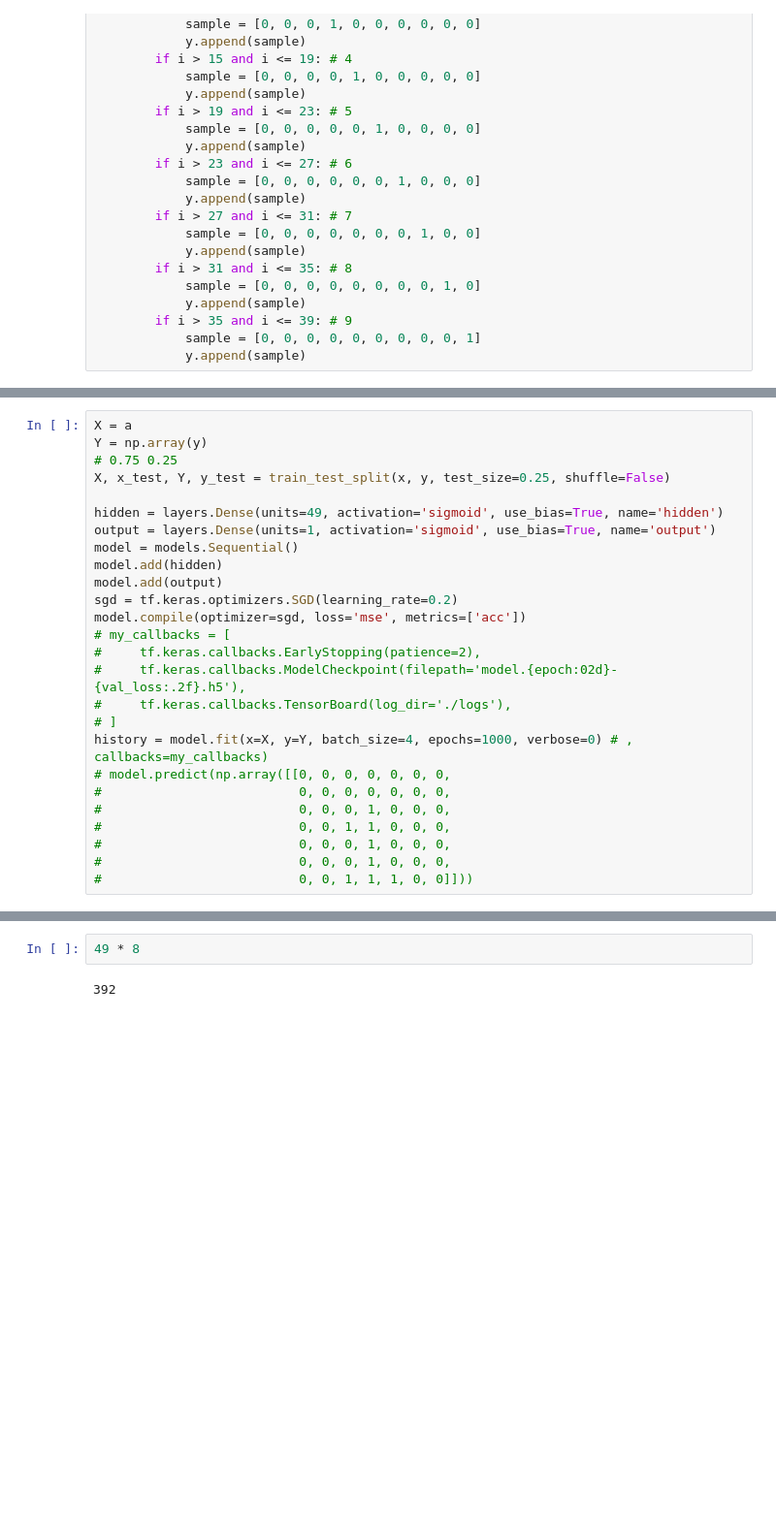
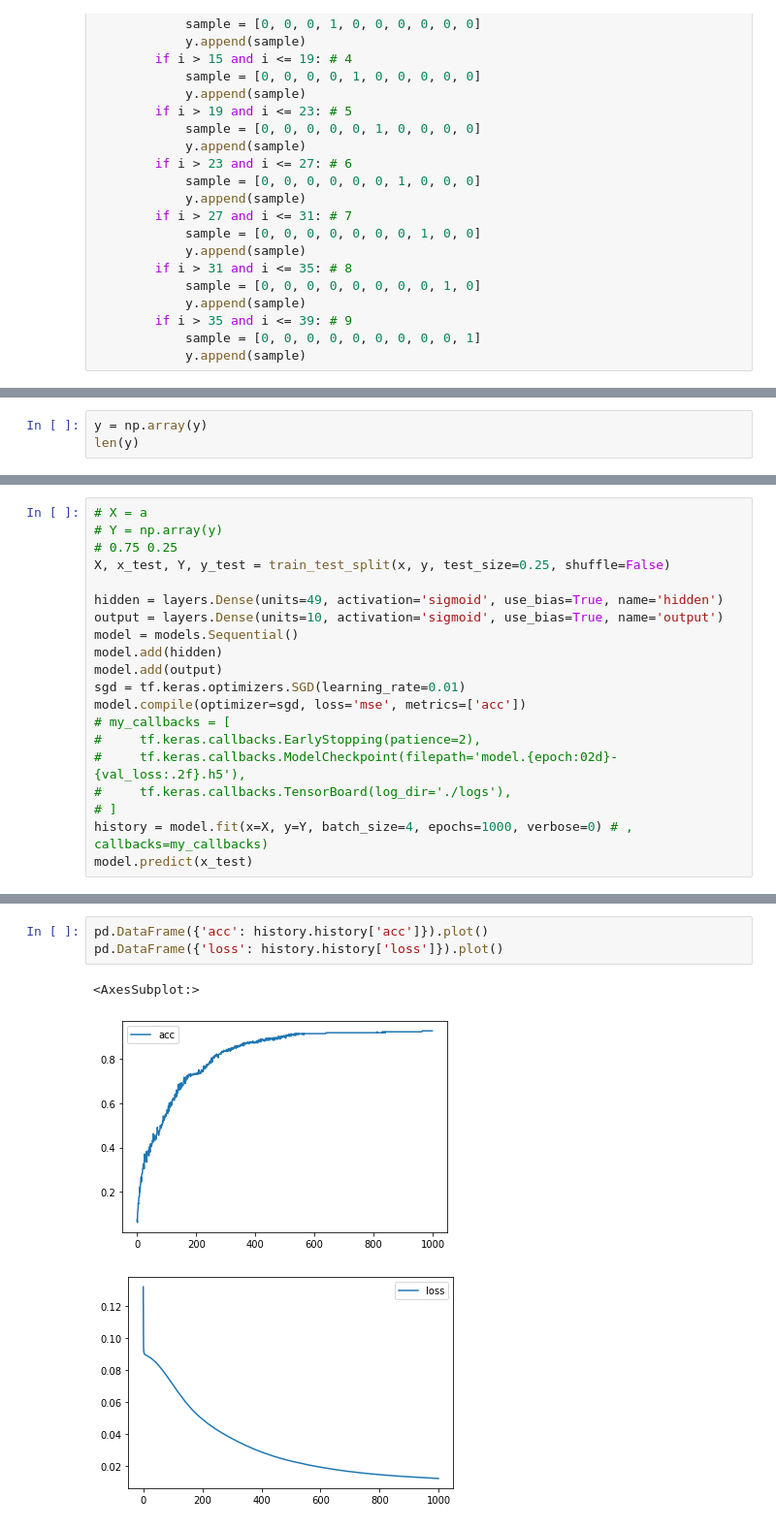
Before and after one commit to yuzua/lecture, a Jupyter notebook: lecture_2021_06_09.ipynb, the cells around one changed output, grey strips where cells are left out. Shown at 97% size. Drawn from its saved outputs; the diff is of its cells as text; blank space fills up the shorter version.

```diff
--- a/lecture_2021_06_09.ipynb
+++ b/lecture_2021_06_09.ipynb
@@ -2699,0 +2700,3 @@ len(y)
+# %%
+y = np.array(y)
+len(y)
@@ -2700,15 +2705,15 @@ len(y)
 # %%
-X = a
-Y = np.array(y)
+# X = a
+# Y = np.array(y)
 # 0.75 0.25
 X, x_test, Y, y_test = train_test_split(x, y, test_size=0.25, shuffle=False)
 
 hidden = layers.Dense(units=49, activation='sigmoid', use_bias=True, name='hidden')
-output = layers.Dense(units=1, activation='sigmoid', use_bias=True, name='output')
+output = layers.Dense(units=10, activation='sigmoid', use_bias=True, name='output')
 model = models.Sequential()
 model.add(hidden)
 model.add(output)
-sgd = tf.keras.optimizers.SGD(learning_rate=0.2)
+sgd = tf.keras.optimizers.SGD(learning_rate=0.01)
 model.compile(optimizer=sgd, loss='mse', metrics=['acc'])
 # my_callbacks = [
 #     tf.keras.callbacks.EarlyStopping(patience=2),
@@ -2716,11 +2721,5 @@ model.compile(optimizer=sgd, loss='mse', metrics=['acc'])
 #     tf.keras.callbacks.TensorBoard(log_dir='./logs'),
 # ]
 history = model.fit(x=X, y=Y, batch_size=4, epochs=1000, verbose=0) # , callbacks=my_callbacks)
-# model.predict(np.array([[0, 0, 0, 0, 0, 0, 0,
-#                          0, 0, 0, 0, 0, 0, 0,
-#                          0, 0, 0, 1, 0, 0, 0,
-#                          0, 0, 1, 1, 0, 0, 0,
-#                          0, 0, 0, 1, 0, 0, 0,
-#                          0, 0, 0, 1, 0, 0, 0,
-#                          0, 0, 1, 1, 1, 0, 0]]))
+model.predict(x_test)
 # %% [output]
@@ -2728,4 +2743,7 @@ NameError: name 'layers' is not defined
-# %%
-49 * 8
-# %% [output]
-392
+# %%
+pd.DataFrame({'acc': history.history['acc']}).plot()
+pd.DataFrame({'loss': history.history['loss']}).plot()
+# %% [output]
+<AxesSubplot:>
+[figure, added]
+[figure, added]
```
Also changed, not shown: parts of 4 cells of this notebook, 2 other files.
